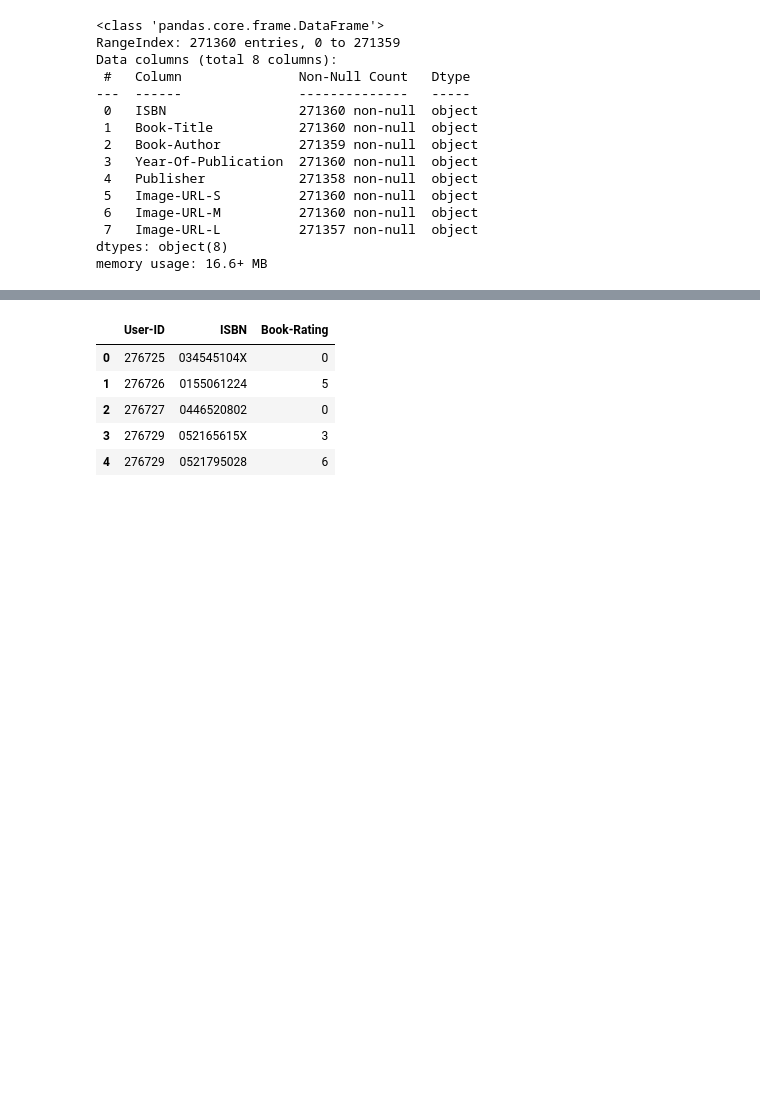
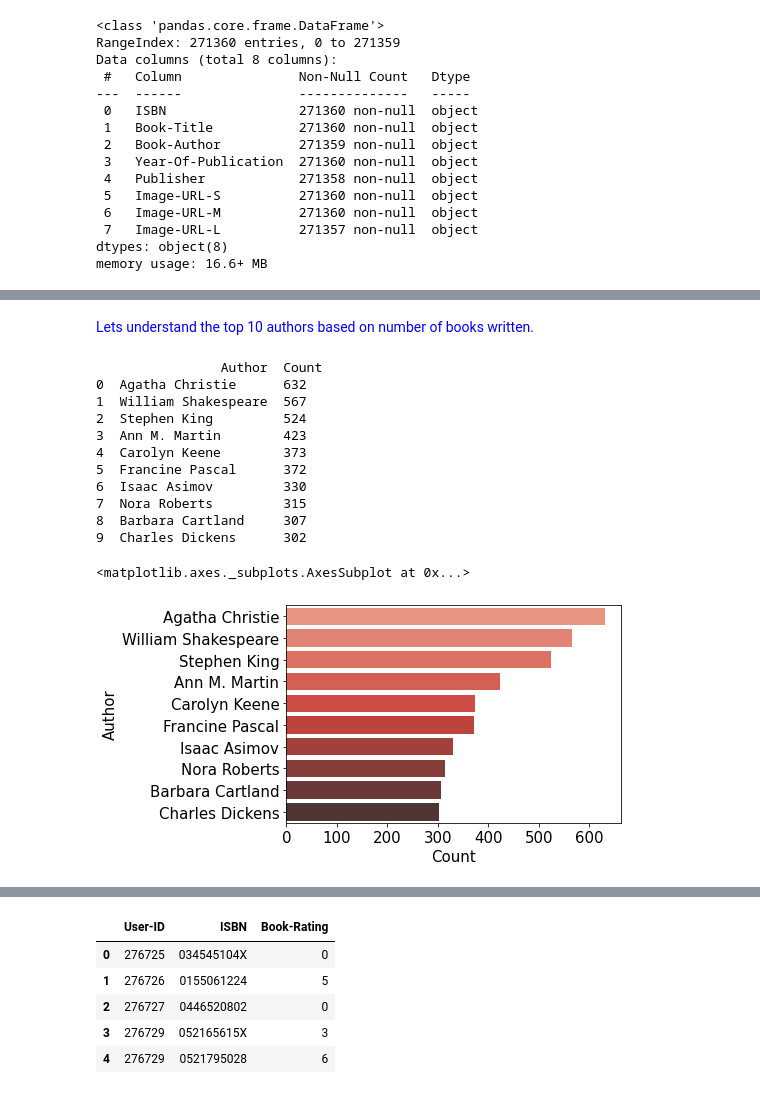
Before and after one commit to rohanroney/Book-Recommendation-System, a Jupyter notebook: Book_Recommendation_System.ipynb, the cells around one changed output, grey strips where cells are left out. Drawn from its saved outputs; the diff is of its cells as text; code cells hidden in the pictures; blank space fills up the shorter version.

```diff
--- a/Book_Recommendation_System.ipynb
+++ b/Book_Recommendation_System.ipynb
@@ -68,0 +209,25 @@ memory usage: 16.6+ MB
+# %% [markdown]
+<font color='blue'> Lets understand the top 10 authors based on number of books written.
+# %%
+# Create a list of the top 10 authors based on number of books published.
+top_authors = books['Book-Author'].value_counts().head(10).reset_index().rename(columns={'Book-Author':'Count','index':'Author'})
+
+# Print the value
+print(top_authors.head(10),"\n\n")
+
+#Plot the result
+sns.barplot(x="Count",y='Author', data=top_authors,palette="Reds_d",)
+# %% [output]
+                Author  Count
+0  Agatha Christie      632
+1  William Shakespeare  567
+2  Stephen King         524
+3  Ann M. Martin        423
+4  Carolyn Keene        373
+5  Francine Pascal      372
+6  Isaac Asimov         330
+7  Nora Roberts         315
+8  Barbara Cartland     307
+9  Charles Dickens      302
+<matplotlib.axes._subplots.AxesSubplot at 0x...>
+[figure, added]
```
Also changed, not shown: parts of 45 cells of this notebook.
